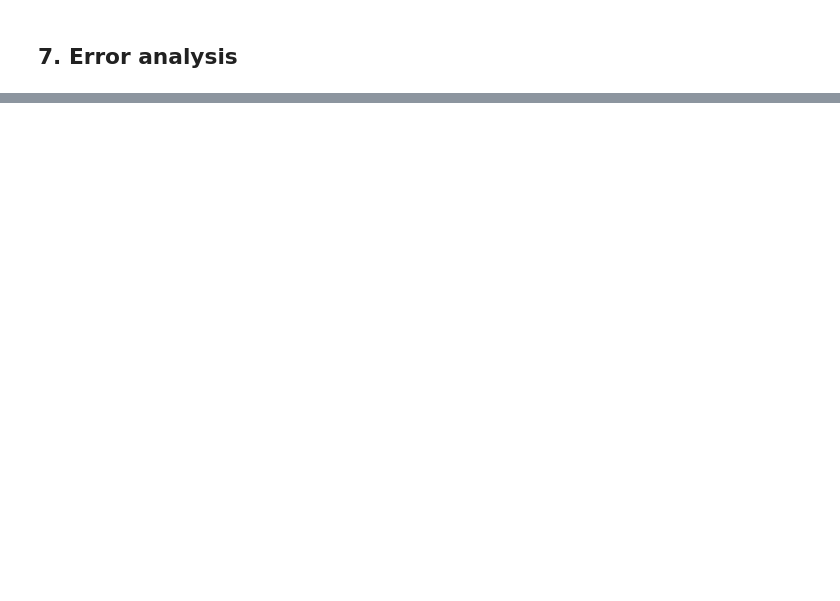
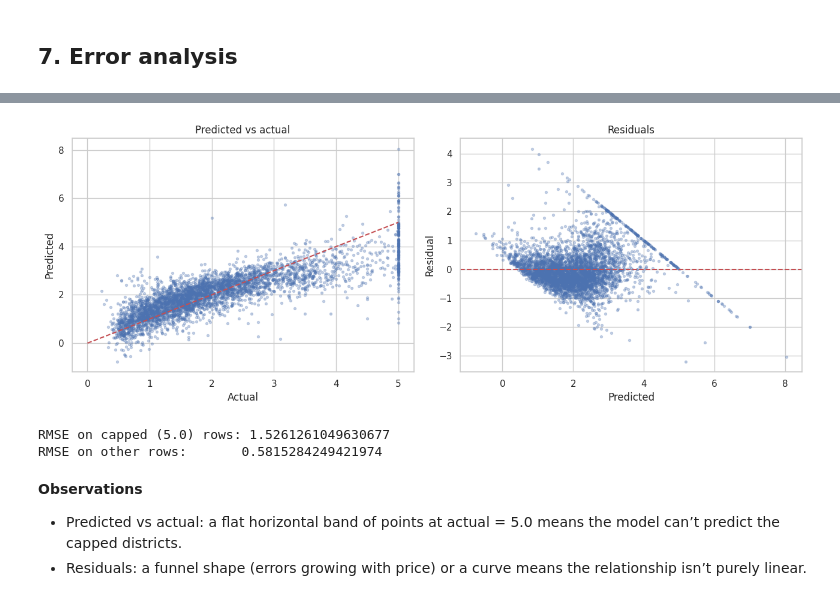
Before and after one commit to Cap-Abhinay/house-price-prediction, a Jupyter notebook: house_price_prediction.ipynb, the cells around one changed output, grey strips where cells are left out. Drawn from its saved outputs; the diff is of its cells as text; code cells hidden in the pictures; blank space fills up the shorter version.

Commit message:
Complete notebook: feature engineering, PCA, error analysis.

```diff
--- a/house_price_prediction.ipynb
+++ b/house_price_prediction.ipynb
@@ -220,0 +314,27 @@ pd.DataFrame(results)
+# %%
+best = LinearRegression().fit(Xtr_fe_s, y_train)   # use whichever model scored best
+pred = best.predict(Xte_fe_s)
+resid = y_test - pred
+
+fig, ax = plt.subplots(1, 2, figsize=(13, 5))
+ax[0].scatter(y_test, pred, alpha=0.3, s=8)
+ax[0].plot([0, 5], [0, 5], "r--")
+ax[0].set_xlabel("Actual"); ax[0].set_ylabel("Predicted"); ax[0].set_title("Predicted vs actual")
+
+ax[1].scatter(pred, resid, alpha=0.3, s=8)
+ax[1].axhline(0, color="r", ls="--")
+ax[1].set_xlabel("Predicted"); ax[1].set_ylabel("Residual"); ax[1].set_title("Residuals")
+plt.tight_layout(); plt.show()
+
+# Where is the model worst?
+capped = y_test >= 5
+print("RMSE on capped (5.0) rows:", np.sqrt(np.mean(resid[capped] ** 2)))
+print("RMSE on other rows:      ", np.sqrt(np.mean(resid[~capped] ** 2)))
+# %% [output]
+[figure, added]
+RMSE on capped (5.0) rows: 1.5261261049630677
+RMSE on other rows:       0.5815284249421974
+# %% [markdown]
+**Observations**
+- Predicted vs actual: a flat horizontal band of points at actual = 5.0 means the model can’t predict the capped districts.
+- Residuals: a funnel shape (errors growing with price) or a curve means the relationship isn’t purely linear.
```
Also changed, not shown: parts of 35 cells of this notebook.
